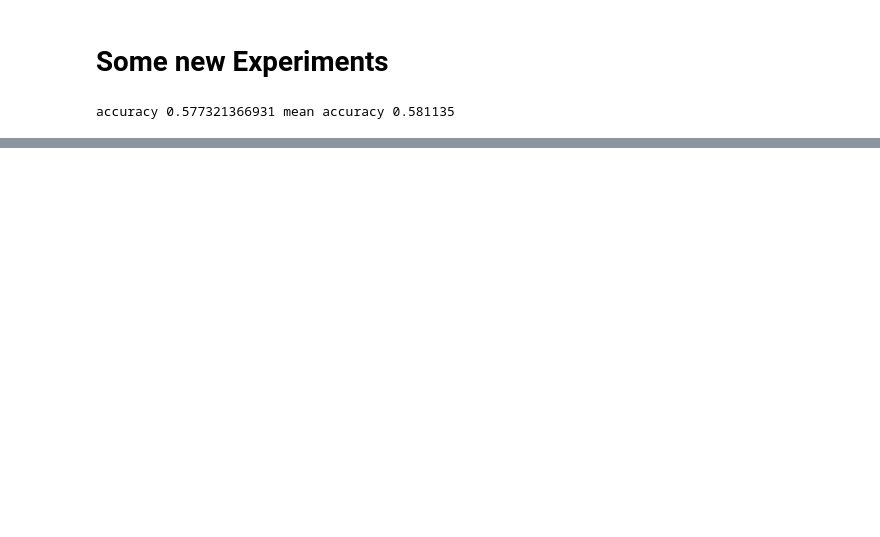
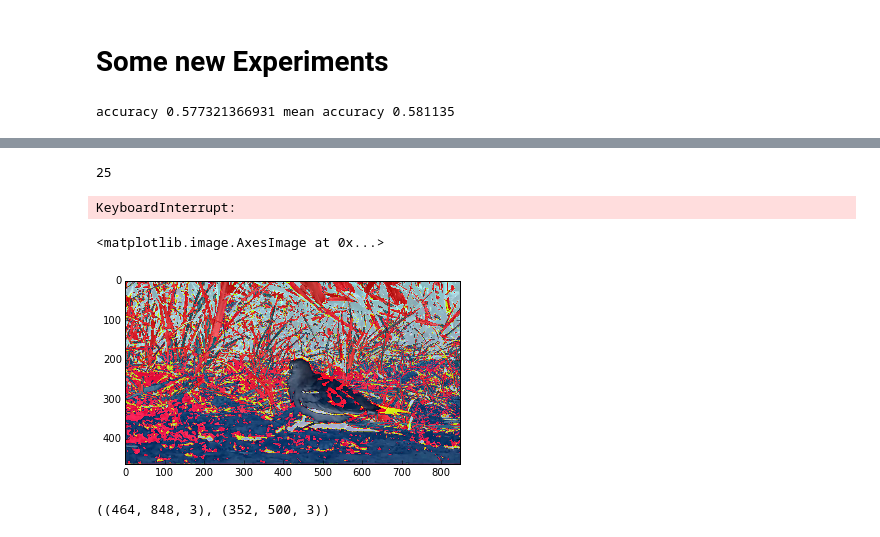
Before and after one commit to yassersouri/omgh, a Jupyter notebook: notebooks/RF.ipynb, the cells around one changed output, grey strips where cells are left out. Cells and saved outputs as stored; diff of their text form; code cells hidden in the pictures; blank space fills up the shorter version.

```diff
--- a/notebooks/RF.ipynb
+++ b/notebooks/RF.ipynb
@@ -383,0 +490,20 @@ accuracy 0.577321366931 mean accuracy 0.581135
+# %%
+vid_address = '/home/ipl/Desktop/crazy-bird.mp4'
+cap = cv2.VideoCapture(vid_address)
+# %%
+i = 1
+while True:
+    _, frame = cap.read()
+    if frame is None:
+        break
+    else:
+        if i % 25 == 0:
+            print i
+    frame = frame[:, :, [2, 1, 0]]
+    res = vis_head_video(frame)
+    res = res[:, :, [2, 1, 0]]
+    cv2.imwrite('/home/ipl/Desktop/birds/%d.jpg' % i, res)
+    i += 1
+# %% [output]
+25
+KeyboardInterrupt:
@@ -383,0 +523,17 @@ accuracy 0.577321366931 mean accuracy 0.581135
+# %%
+def get_mean_image_pixel_wise(shape):
+    pixel_mean = [104 / 255., 117 / 255., 123 / 255.]
+    mean_image = np.ones(frame.shape)
+    mean_image[:, :, 0] = pixel_mean[0]
+    mean_image[:, :, 1] = pixel_mean[1]
+    mean_image[:, :, 2] = pixel_mean[2]
+
+    return mean_image
+
+frame_bu = frame.copy()
+frame_bu = frame_bu / 255.
+frame_bu -= get_mean_image_pixel_wise(frame_bu.shape)
+plt.imshow(frame_bu[:, :, [2, 1, 0]])
+# %% [output]
+<matplotlib.image.AxesImage at 0x...>
+[figure, added]
@@ -383,0 +544,4 @@ accuracy 0.577321366931 mean accuracy 0.581135
+# %%
+frame.shape, img.shape
+# %% [output]
+((464, 848, 3), (352, 500, 3))
```
Also changed, not shown: parts of 21 cells of this notebook, 1 other file.
